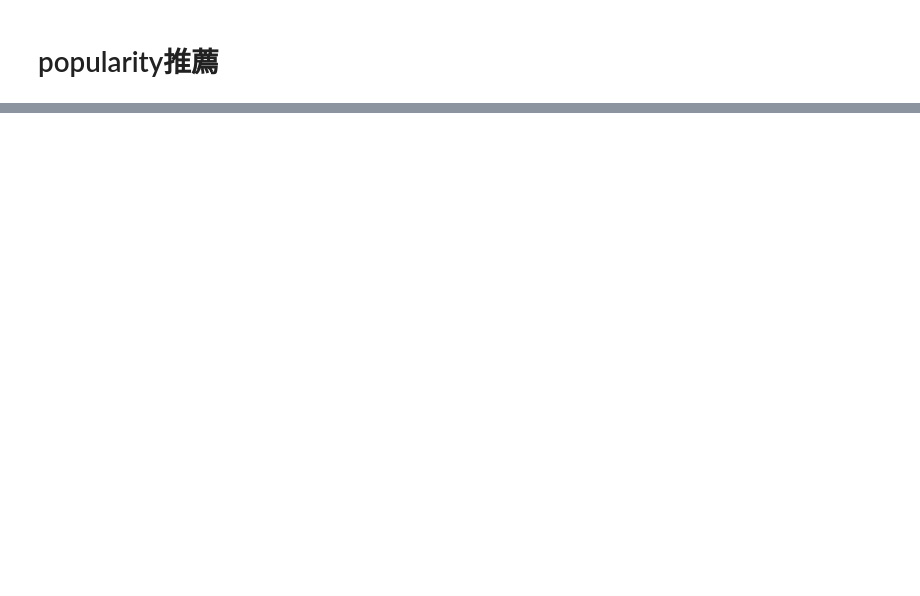
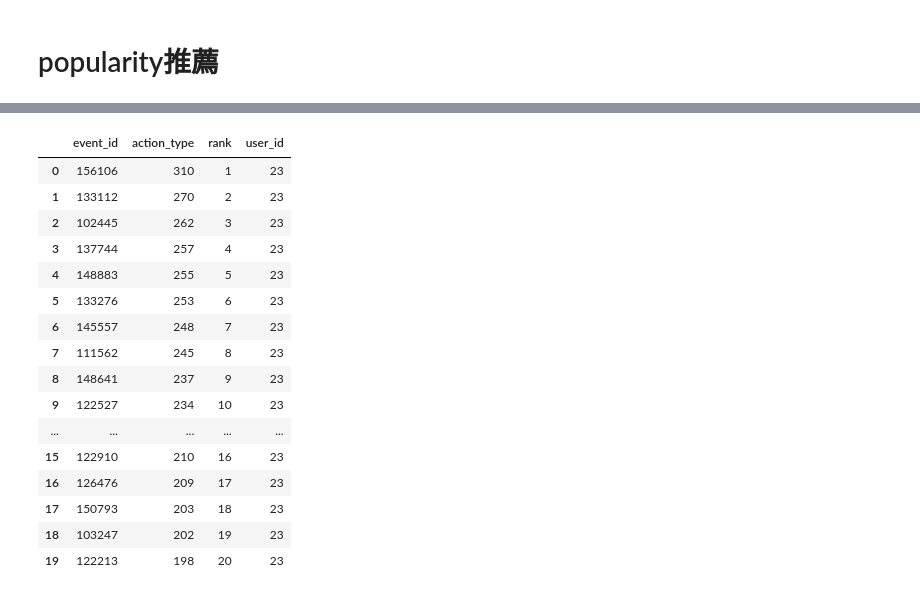
Before and after one commit to OhkaMLsemi/Machi_Kon, a Jupyter notebook: popular_system.ipynb, the cells around one changed output, grey strips where cells are left out. Cells and saved outputs as stored; diff of their text form; code cells hidden in the pictures; blank space fills up the shorter version.

```diff
--- a/popular_system.ipynb
+++ b/popular_system.ipynb
@@ -292,0 +382,20 @@ KeyboardInterrupt:
+# %%
+recommends[2]
+# %% [output]
+|  | event_id | action_type | rank | user_id |
+| 0 | 156106 | 310 | 1 | 23 |
+| 1 | 133112 | 270 | 2 | 23 |
+| 2 | 102445 | 262 | 3 | 23 |
+| 3 | 137744 | 257 | 4 | 23 |
+| 4 | 148883 | 255 | 5 | 23 |
+| 5 | 133276 | 253 | 6 | 23 |
+| 6 | 145557 | 248 | 7 | 23 |
+| 7 | 111562 | 245 | 8 | 23 |
+| 8 | 148641 | 237 | 9 | 23 |
+| 9 | 122527 | 234 | 10 | 23 |
+| ... | ... | ... | ... | ... |
+| 15 | 122910 | 210 | 16 | 23 |
+| 16 | 126476 | 209 | 17 | 23 |
+| 17 | 150793 | 203 | 18 | 23 |
+| 18 | 103247 | 202 | 19 | 23 |
+| 19 | 122213 | 198 | 20 | 23 |
```
Also changed, not shown: parts of 19 cells of this notebook.
